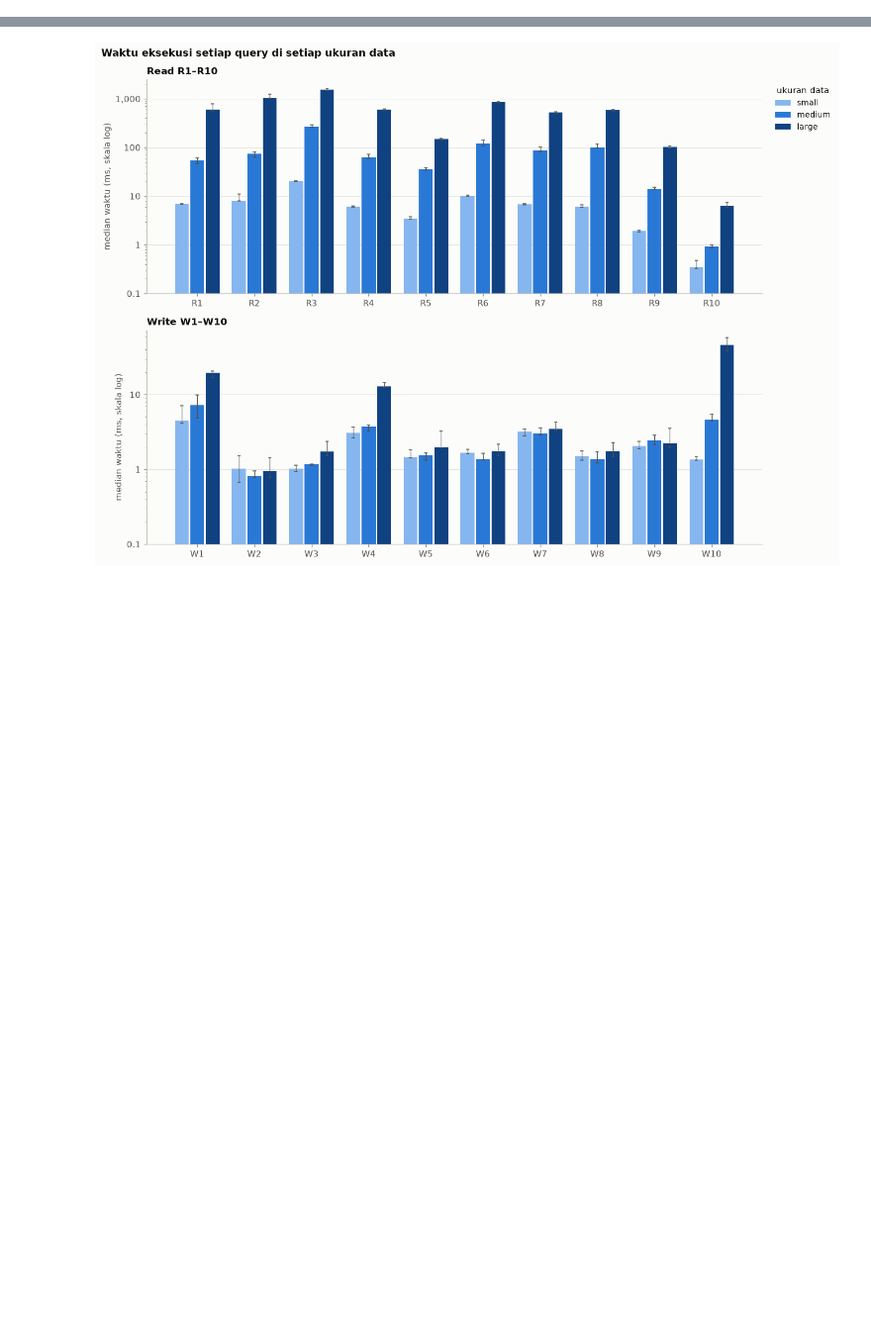
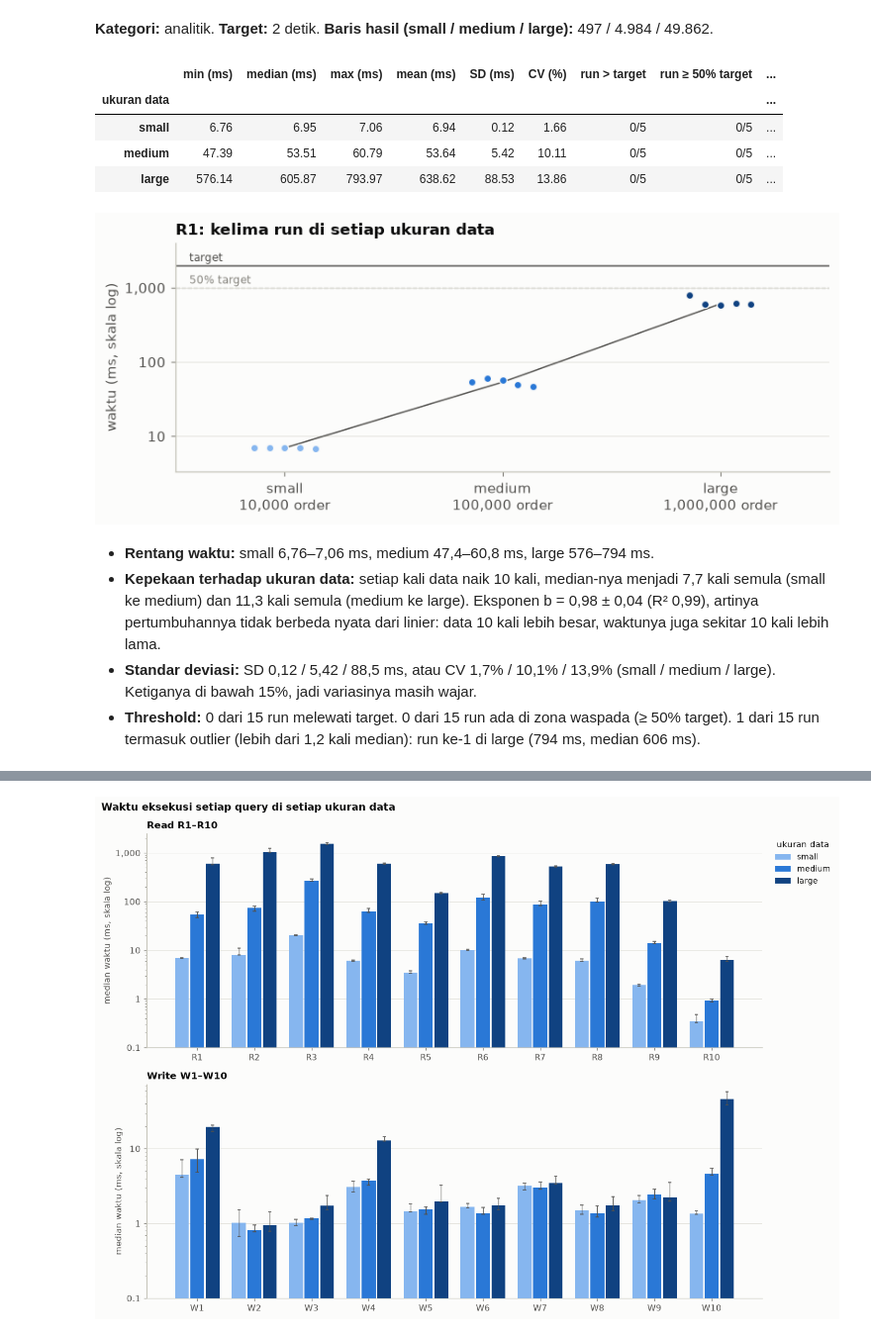
Before and after one commit to RunningPie/if5101-grab-db-lab, a Jupyter notebook: notebook/volume_test.ipynb, the cells around one changed output, grey strips where cells are left out. Shown at 99% size. Saved outputs shown, nothing was run; the diff lists cells and outputs as text; code cells hidden in the pictures; blank space fills up the shorter version.

```diff
--- a/notebook/volume_test.ipynb
+++ b/notebook/volume_test.ipynb
@@ -193,0 +226,29 @@ display(summary)
+# %%
+import numpy as np
+
+# Regresi log-log: log10(waktu) = a + b * log10(jumlah order), memakai setiap run (bukan hanya median).
+T_975 = {8: 2.306, 10: 2.228, 13: 2.160, 16: 2.120, 18: 2.101, 28: 2.048}
+fits = {}
+for query, group in bench.groupby('query', observed=True):
+    x = np.concatenate([[math.log10(n)] * len(times) for n, times in zip(group['orders'], group['times_ms'])])
+    y = np.log10(np.concatenate(list(group['times_ms'])))
+    slope, intercept = np.polyfit(x, y, 1)
+    residual = y - (intercept + slope * x)
+    ss_res, ss_tot = (residual ** 2).sum(), ((y - y.mean()) ** 2).sum()
+    df = len(x) - 2
+    se = math.sqrt(ss_res / df / ((x - x.mean()) ** 2).sum())
+    fits[str(query)] = {'b': slope, 'ci': T_975.get(df, 1.96) * se, 'r2': 1 - ss_res / ss_tot, 'n': len(x)}
+exponent = pd.Series({q: f['b'] for q, f in fits.items()})
+large = bench[bench['profile'] == 'large'].set_index('query')
+
+# Threshold: target (bagian 1), zona waspada, dan outlier terhadap median query itu sendiri.
+WARN_SHARE, OUTLIER_FACTOR = 0.5, 1.2
+bench['runs'] = bench['times_ms'].map(len)
+bench['over_target'] = [sum(t > slo for t in times) for times, slo in zip(bench['times_ms'], bench['slo_ms'])]
+bench['over_warn'] = [sum(t >= WARN_SHARE * slo for t in times) for times, slo in zip(bench['times_ms'], bench['slo_ms'])]
+bench['outliers'] = [sum(t > OUTLIER_FACTOR * median for t in times)
+                     for times, median in zip(bench['times_ms'], bench['median_ms'])]
+THRESHOLDS = [('run > target', 'over_target'),
+              (f'run ≥ {WARN_SHARE:.0%} target', 'over_warn'),
+              (f'run > {dec(OUTLIER_FACTOR)}× median', 'outliers')]
+large = bench[bench['profile'] == 'large'].set_index('query')
@@ -193,0 +374,14 @@ display(summary)
+# %%
+analyze('R1')
+# %% [output]
+**Kategori:** analitik. **Target:** 2 detik. **Baris hasil (small / medium / large):** 497 / 4.984 / 49.862.
+|  | min (ms) | median (ms) | max (ms) | mean (ms) | SD (ms) | CV (%) | run > target | run ≥ 50% target | ... |
+| ukuran data |  |  |  |  |  |  |  |  | ... |
+| small | 6.76 | 6.95 | 7.06 | 6.94 | 0.12 | 1.66 | 0/5 | 0/5 | ... |
+| medium | 47.39 | 53.51 | 60.79 | 53.64 | 5.42 | 10.11 | 0/5 | 0/5 | ... |
+| large | 576.14 | 605.87 | 793.97 | 638.62 | 88.53 | 13.86 | 0/5 | 0/5 | ... |
+[figure, added]
+- **Rentang waktu:** small 6,76–7,06 ms, medium 47,4–60,8 ms, large 576–794 ms.
+- **Kepekaan terhadap ukuran data:** setiap kali data naik 10 kali, median-nya menjadi 7,7 kali semula (small ke medium) dan 11,3 kali semula (medium ke large). Eksponen b = 0,98 ± 0,04 (R² 0,99), artinya pertumbuhannya tidak berbeda nyata dari linier: data 10 kali lebih besar, waktunya juga sekitar 10 kali lebih lama.
+- **Standar deviasi:** SD 0,12 / 5,42 / 88,5 ms, atau CV 1,7% / 10,1% / 13,9% (small / medium / large). Ketiganya di bawah 15%, jadi variasinya masih wajar.
+- **Threshold:** 0 dari 15 run melewati target. 0 dari 15 run ada di zona waspada (≥ 50% target). 1 dari 15 run termasuk outlier (lebih dari 1,2 kali median): run ke-1 di large (794 ms, median 606 ms).
```
Also changed, not shown: parts of 72 cells of this notebook.
